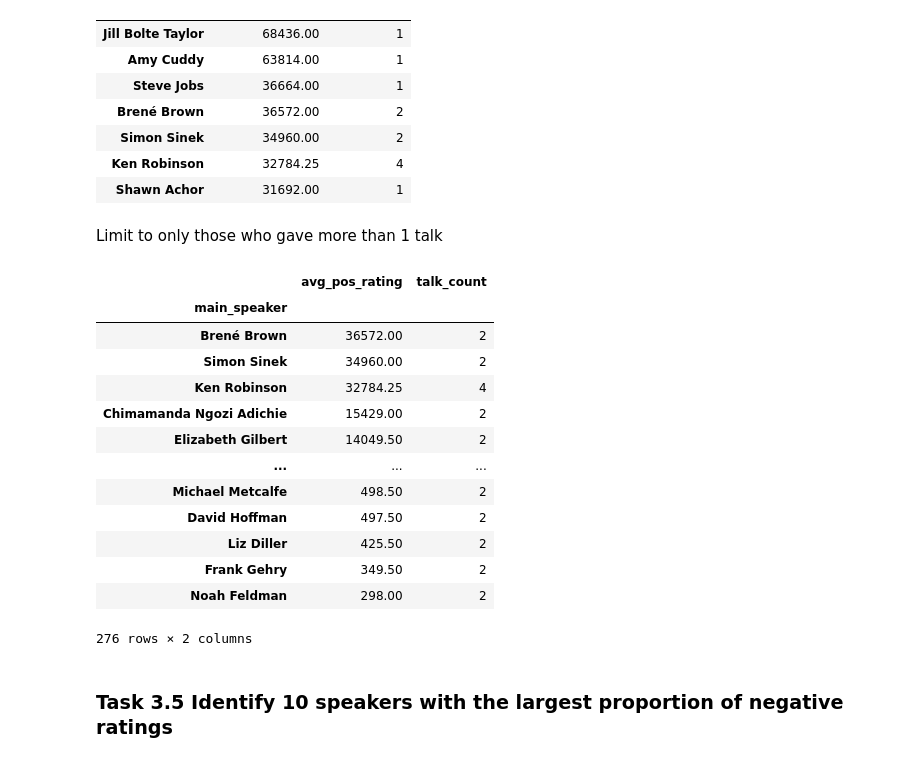
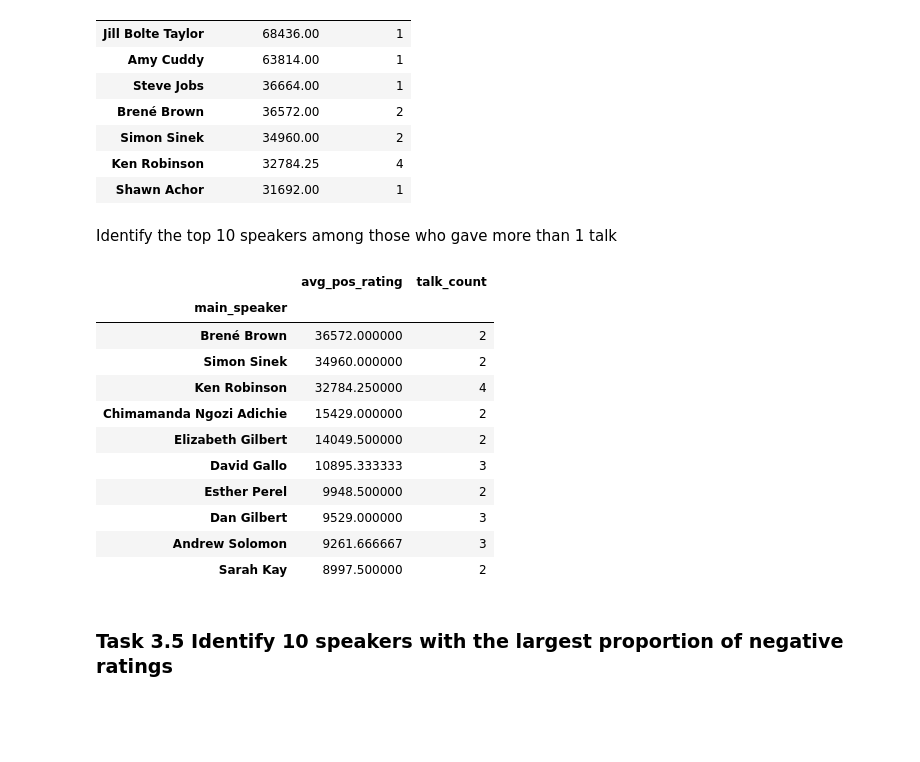
Before and after one commit to programiranje3/pandas2020, a Jupyter notebook: TED_Talks_Pandas_P3_tutorial.ipynb, the cells around one changed output. Saved outputs shown, nothing was run; the diff lists cells and outputs as text; code cells hidden in the pictures; blank space fills up the shorter version.

```diff
--- a/TED_Talks_Pandas_P3_tutorial.ipynb
+++ b/TED_Talks_Pandas_P3_tutorial.ipynb
@@ -749,24 +732,23 @@ avg_pos_rating_per_speaker.sort_values(by='avg_pos_rating', ascending=False).hea
 | Ken Robinson | 32784.25 | 4 |
 | Shawn Achor | 31692.00 | 1 |
 # %% [markdown]
-Limit to only those who gave more than 1 talk
+Identify the top 10 speakers among those who gave more than 1 talk
 # %%
-avg_pos_rating_per_speaker.loc[avg_pos_rating_per_speaker.talk_count > 1].sort_values(by='avg_pos_rating', ascending=False)
+freq_speakers = avg_pos_rating_per_speaker.loc[avg_pos_rating_per_speaker.talk_count > 1]
+freq_speakers.sort_values(by='avg_pos_rating', ascending=False).head(10)
 # %% [output]
 |  | avg_pos_rating | talk_count |
 | main_speaker |  |  |
-| Brené Brown | 36572.00 | 2 |
-| Simon Sinek | 34960.00 | 2 |
-| Ken Robinson | 32784.25 | 4 |
-| Chimamanda Ngozi Adichie | 15429.00 | 2 |
-| Elizabeth Gilbert | 14049.50 | 2 |
-| ... | ... | ... |
-| Michael Metcalfe | 498.50 | 2 |
-| David Hoffman | 497.50 | 2 |
-| Liz Diller | 425.50 | 2 |
-| Frank Gehry | 349.50 | 2 |
-| Noah Feldman | 298.00 | 2 |
+| Brené Brown | 36572.000000 | 2 |
+| Simon Sinek | 34960.000000 | 2 |
+| Ken Robinson | 32784.250000 | 4 |
+| Chimamanda Ngozi Adichie | 15429.000000 | 2 |
+| Elizabeth Gilbert | 14049.500000 | 2 |
+| David Gallo | 10895.333333 | 3 |
+| Esther Perel | 9948.500000 | 2 |
+| Dan Gilbert | 9529.000000 | 3 |
+| Andrew Solomon | 9261.666667 | 3 |
+| Sarah Kay | 8997.500000 | 2 |
-276 rows × 2 columns
 # %% [markdown]
 ### Task 3.5 Identify 10 speakers with the largest proportion of negative ratings
 # %% [markdown]
```
Also changed, not shown: parts of 72 cells of this notebook, 1 other file.
